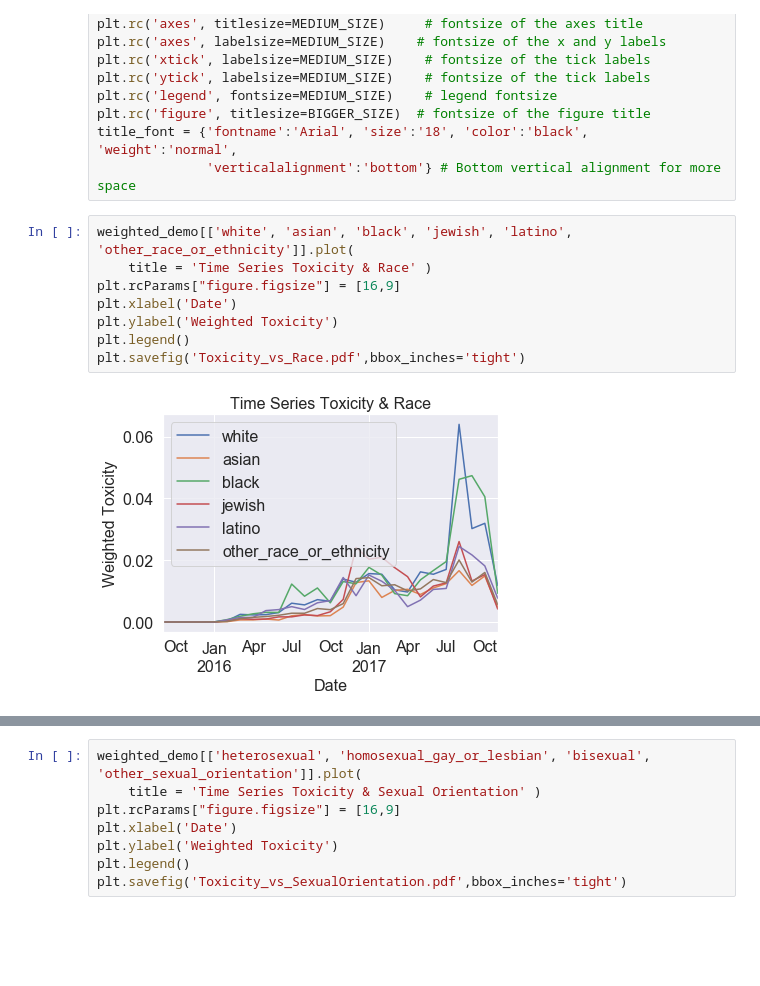
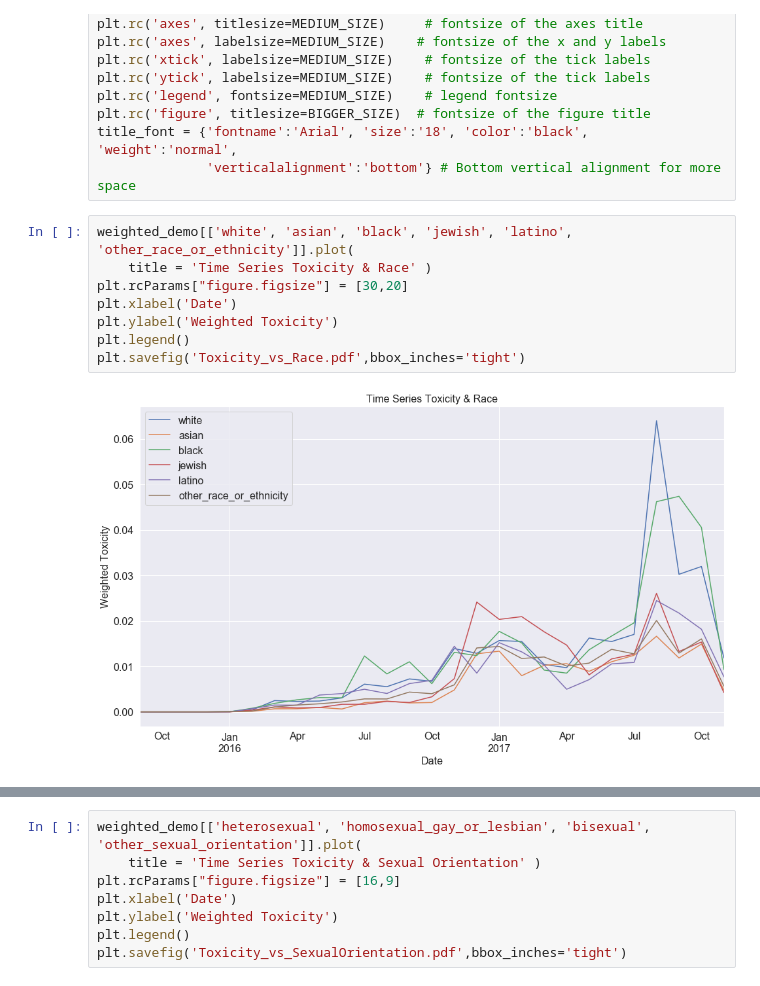
Before and after one commit to jsakhnin/NLPmodule, a Jupyter notebook: Data Analysis.ipynb, the cells around one changed output, grey strips where cells are left out. Cells and saved outputs as stored; diff of their text form; blank space fills up the shorter version.

```diff
--- a/Data Analysis.ipynb
+++ b/Data Analysis.ipynb
@@ -274,13 +274,13 @@ title_font = {'fontname':'Arial', 'size':'18', 'color':'black', 'weight':'normal
 # %%
 weighted_demo[['white', 'asian', 'black', 'jewish', 'latino', 'other_race_or_ethnicity']].plot(
     title = 'Time Series Toxicity & Race' )
-plt.rcParams["figure.figsize"] = [16,9]
+plt.rcParams["figure.figsize"] = [30,20]
 plt.xlabel('Date')
 plt.ylabel('Weighted Toxicity')
 plt.legend()
 plt.savefig('Toxicity_vs_Race.pdf',bbox_inches='tight')
 # %% [output]
-[figure, old version]
+[figure, new version]
 # %%
 weighted_demo[['atheist', 'buddhist', 'christian', 'hindu', 'muslim', 'other_religion']].plot(
     title = 'Time Series Toxicity & Religion' )
```
Also changed, not shown: parts of 1 cell of this notebook, 10 other files.
